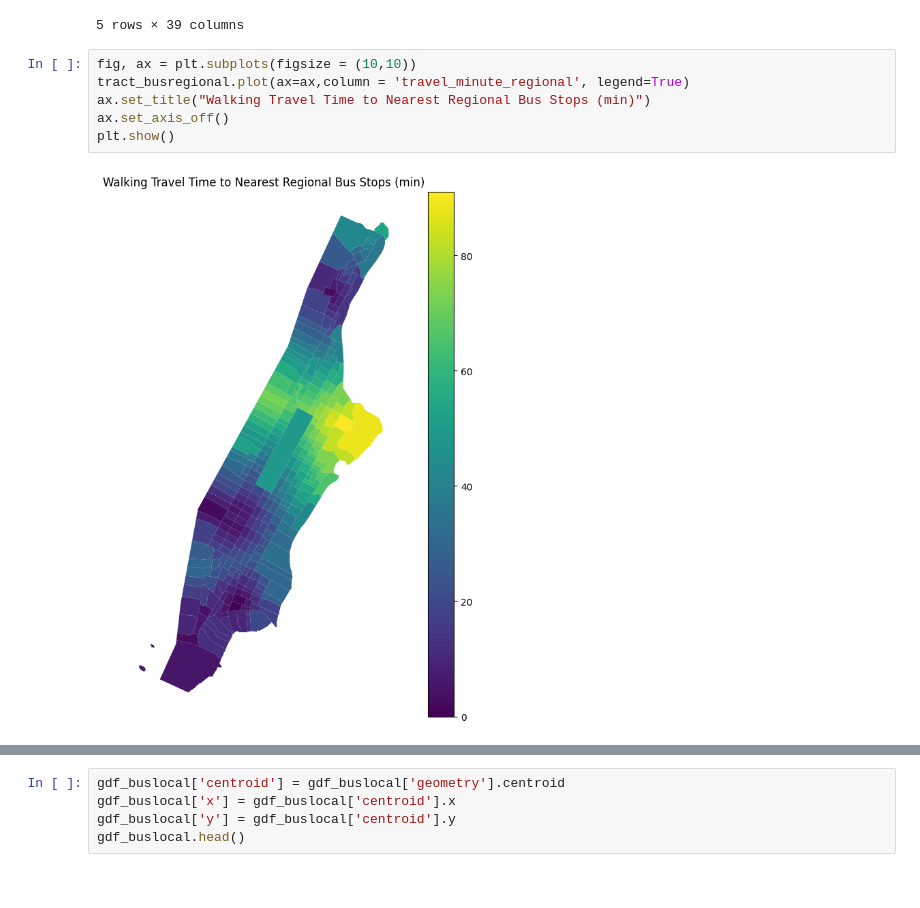
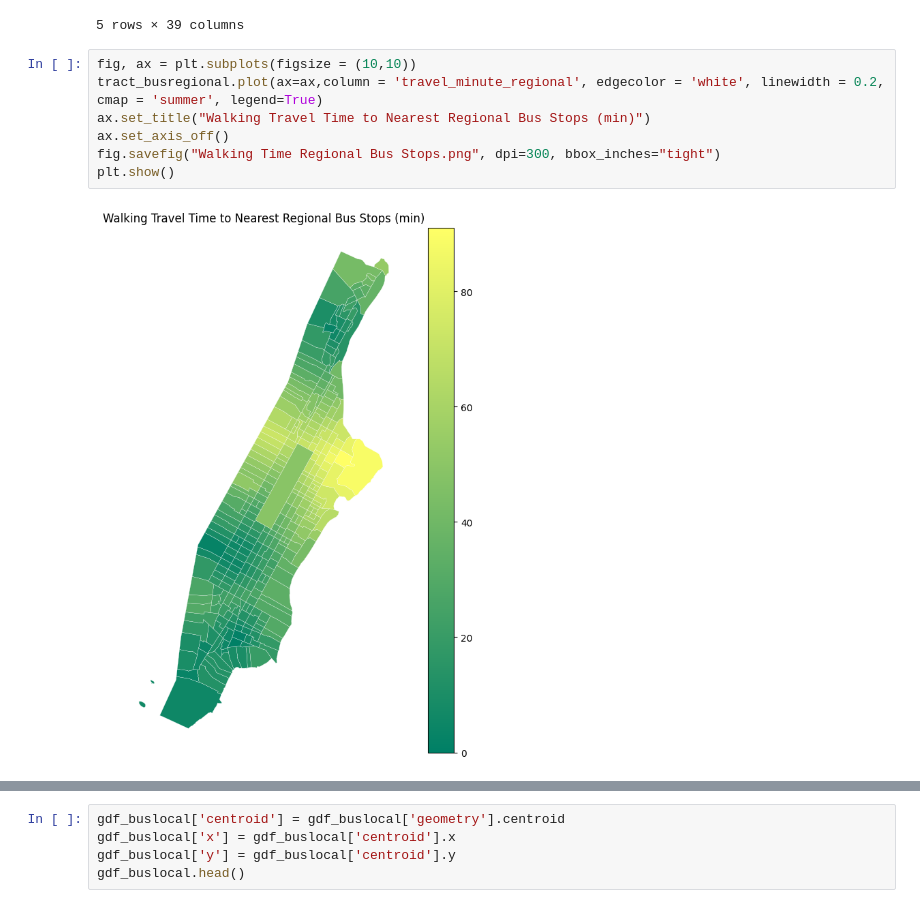
Before and after one commit to Sidbaobao/Final_project_data__science, a Jupyter notebook: sm2986_HW5 collaboration.ipynb, the cells around one changed output, grey strips where cells are left out. Drawn from its saved outputs; the diff is of its cells as text.

```diff
--- a/sm2986_HW5 collaboration.ipynb
+++ b/sm2986_HW5 collaboration.ipynb
@@ -349,12 +353,13 @@ tract_busregional.head()
 5 rows × 39 columns
 # %%
 fig, ax = plt.subplots(figsize = (10,10))
-tract_busregional.plot(ax=ax,column = 'travel_minute_regional', legend=True)
+tract_busregional.plot(ax=ax,column = 'travel_minute_regional', edgecolor = 'white', linewidth = 0.2, cmap = 'summer', legend=True)
 ax.set_title("Walking Travel Time to Nearest Regional Bus Stops (min)")
 ax.set_axis_off()
+fig.savefig("Walking Time Regional Bus Stops.png", dpi=300, bbox_inches="tight")
 plt.show()
 # %% [output]
-[figure, old version]
+[figure, new version]
 # %%
 tags_buslocal = {'highway' : 'bus_stop'}
 gdf_buslocal = ox.features.features_from_place(place, tags_buslocal)
```
Also changed, not shown: parts of 20 cells of this notebook.
